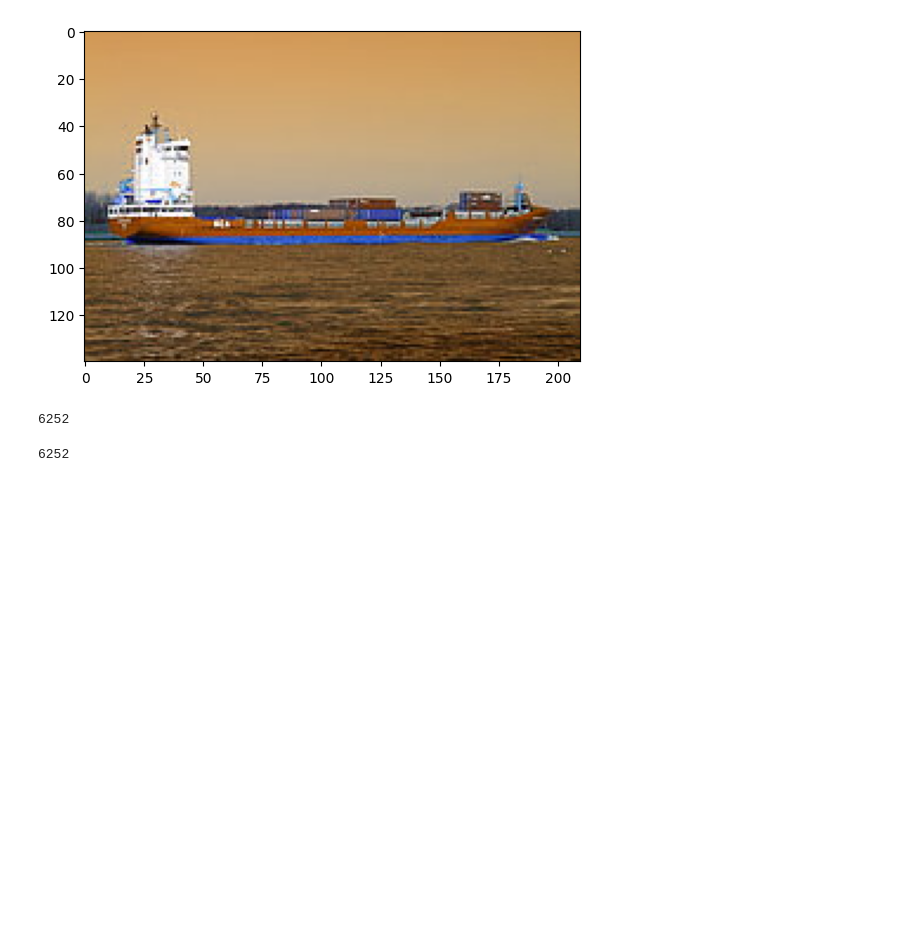
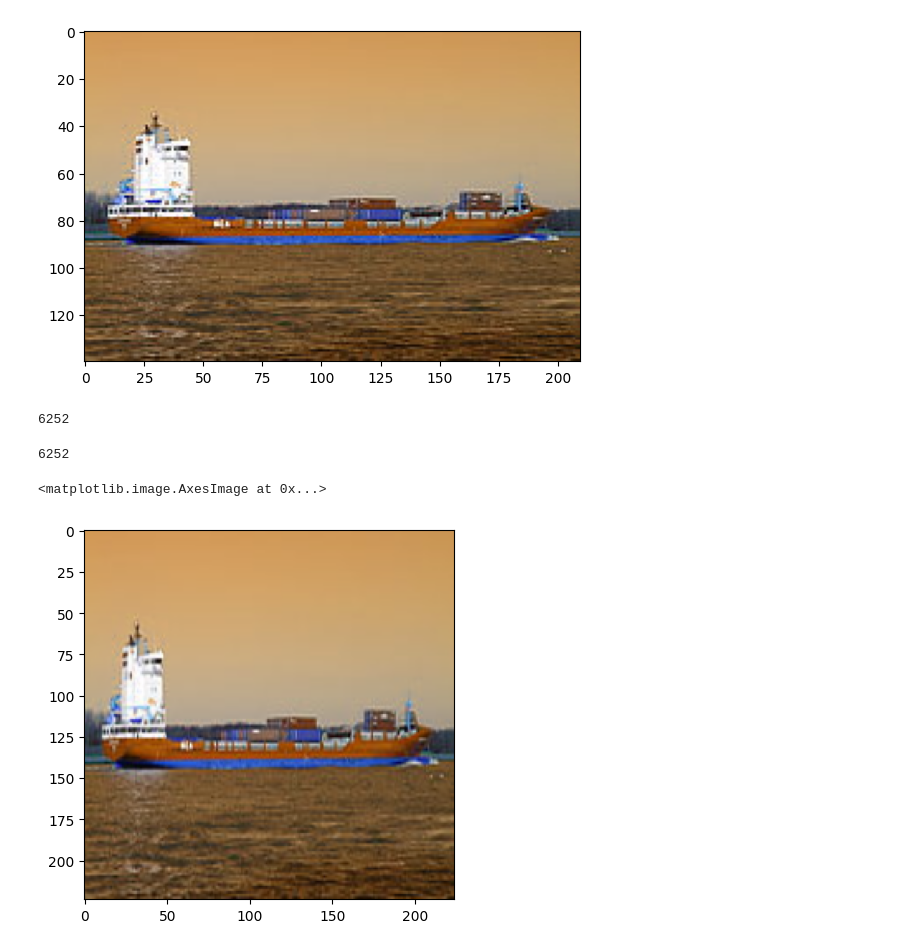
Before and after one commit to Venchislav/Neural-Networks, a Jupyter notebook: shipclassificationcv.ipynb, the cells around one changed output. Saved outputs shown, nothing was run; the diff lists cells and outputs as text; code cells hidden in the pictures; blank space fills up the shorter version.

Commit message:
Data Preprocessed
Images resized, rescaled and so on

```diff
--- a/shipclassificationcv.ipynb
+++ b/shipclassificationcv.ipynb
@@ -43,3 +43,15 @@ len(y)
 len(X)
 # %% [output]
 6252
+# %%
+IM_SIZE = 224
+
+def resize_rescale(img):
+    return tf.image.resize(img, (IM_SIZE, IM_SIZE)) / 255.0
+# %%
+X = list(map(resize_rescale, X))
+# %%
+plt.imshow(X[0])
+# %% [output]
+<matplotlib.image.AxesImage at 0x...>
+[figure, added]
```
Also changed, not shown: parts of 2 cells of this notebook.
